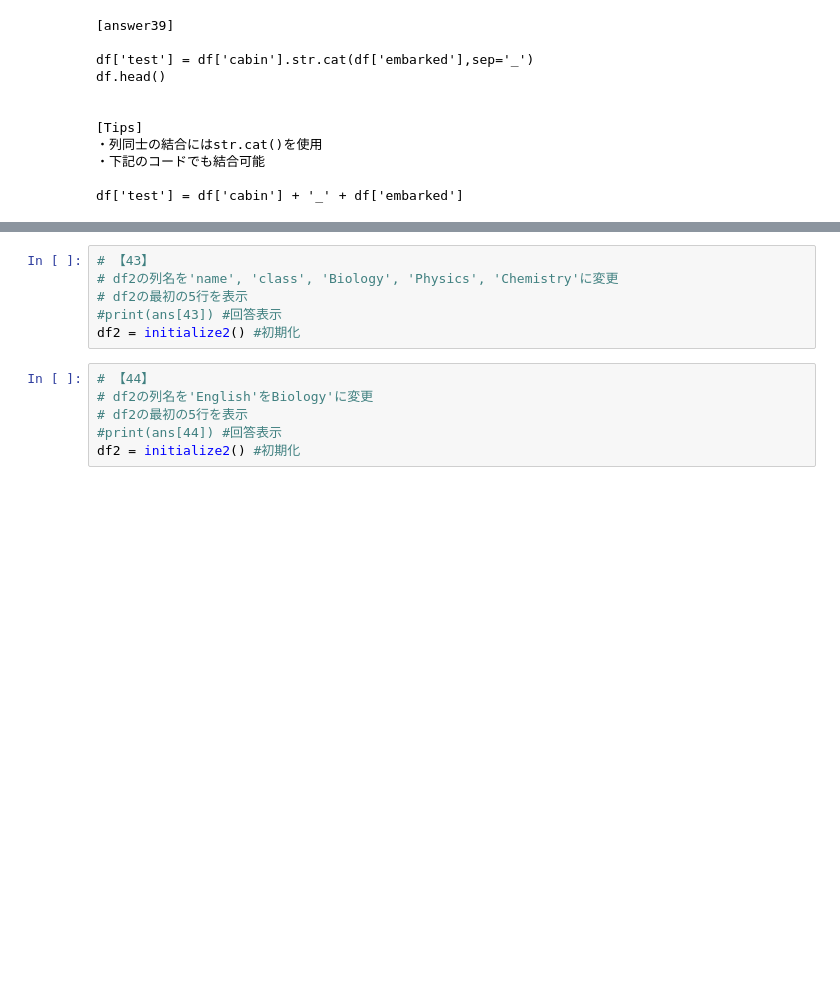
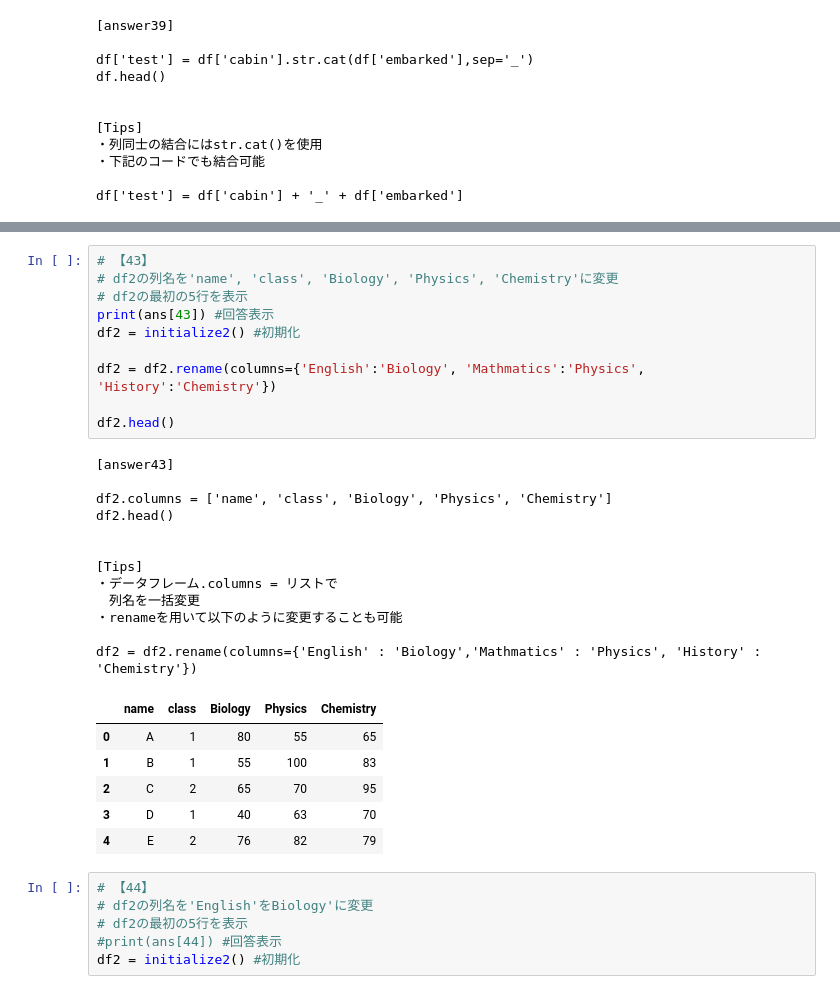
Before and after one commit to yanagswk/Python, a Jupyter notebook: Python/pandas/pandas_100_knocks_v1.0.2/notebook/01_Pandas_100_Knocks_for_Begginer_v1.0.2.ipynb, the cells around one changed output, grey strips where cells are left out. Saved outputs shown, nothing was run; the diff lists cells and outputs as text; blank space fills up the shorter version.

```diff
--- a/Python/pandas/pandas_100_knocks_v1.0.2/notebook/01_Pandas_100_Knocks_for_Begginer_v1.0.2.ipynb
+++ b/Python/pandas/pandas_100_knocks_v1.0.2/notebook/01_Pandas_100_Knocks_for_Begginer_v1.0.2.ipynb
@@ -1064,9 +1098,32 @@ df = initialize1() #初期化
 # %%
 # 【43】
 # df2の列名を'name', 'class', 'Biology', 'Physics', 'Chemistry'に変更
 # df2の最初の5行を表示
-#print(ans[43]) #回答表示
+print(ans[43]) #回答表示
 df2 = initialize2() #初期化
+
+df2 = df2.rename(columns={'English':'Biology', 'Mathmatics':'Physics', 'History':'Chemistry'})
+
+df2.head()
+# %% [output]
+[answer43]
+
+df2.columns = ['name', 'class', 'Biology', 'Physics', 'Chemistry']
+df2.head()
+
+
+[Tips]
+・データフレーム.columns = リストで
+　列名を一括変更
+・renameを用いて以下のように変更することも可能
+
+df2 = df2.rename(columns={'English' : 'Biology','Mathmatics' : 'Physics', 'History' : 'Chemistry'})
+|  | name | class | Biology | Physics | Chemistry |
+| 0 | A | 1 | 80 | 55 | 65 |
+| 1 | B | 1 | 55 | 100 | 83 |
+| 2 | C | 2 | 65 | 70 | 95 |
+| 3 | D | 1 | 40 | 63 | 70 |
+| 4 | E | 2 | 76 | 82 | 79 |
 # %%
 # 【44】
 # df2の列名を'English'をBiology'に変更
```
Also changed, not shown: parts of 3 cells of this notebook.
